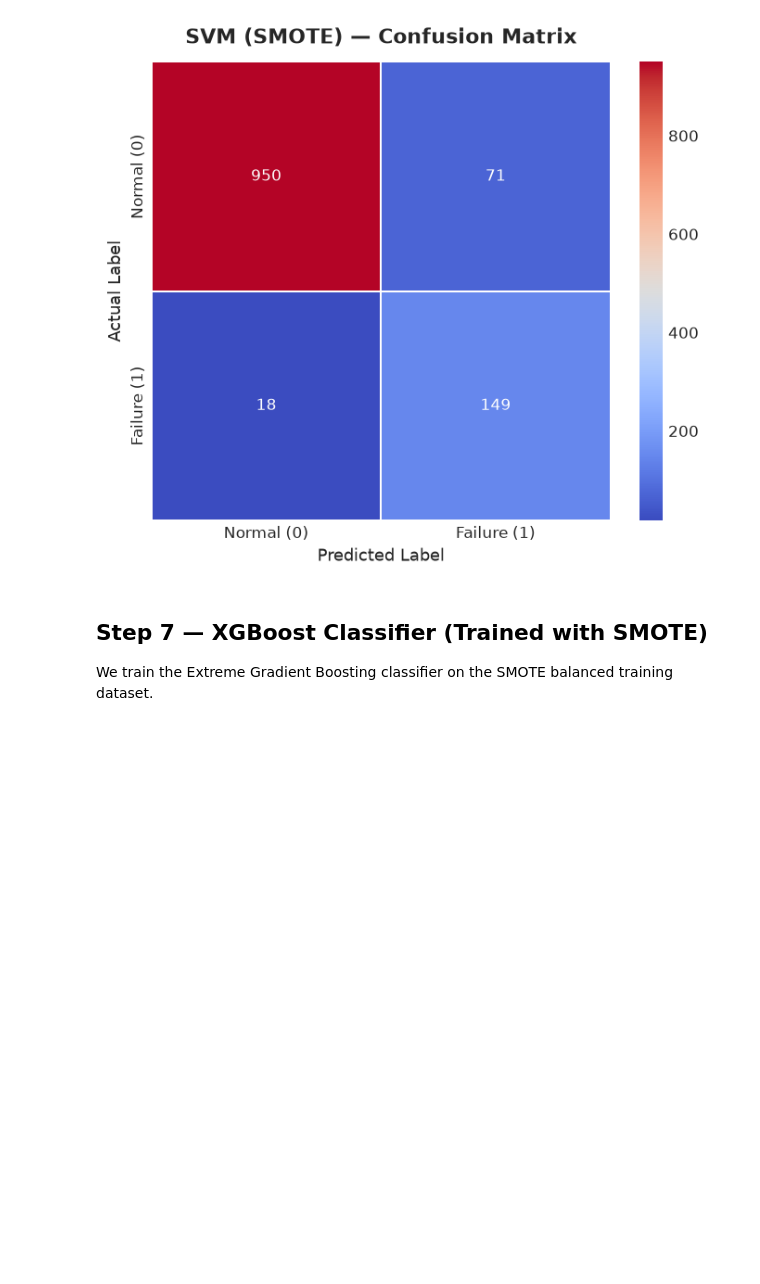
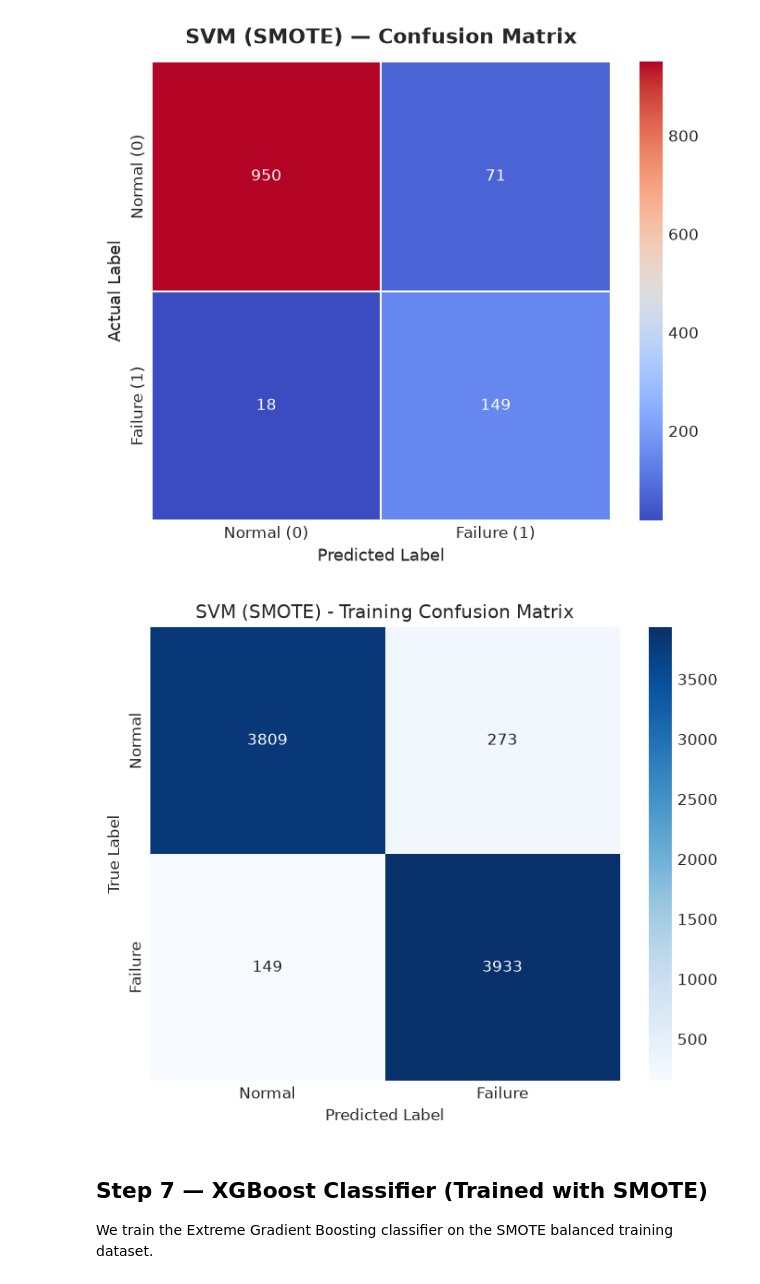
Before and after one commit to Gouri4666/Predictive-Maintenance, a Jupyter notebook: notebooks/04_smote_algorithm_comparison.ipynb, the cells around one changed output. Cells and saved outputs as stored; diff of their text form; code cells hidden in the pictures; blank space fills up the shorter version.

```diff
--- a/notebooks/04_smote_algorithm_comparison.ipynb
+++ b/notebooks/04_smote_algorithm_comparison.ipynb
@@ -355,6 +376,40 @@ weighted avg       0.94      0.93      0.93      1188
 plot_simple_confusion_matrix(svm_smote_cm, 'SVM (SMOTE)', 'svm_smote_confusion_matrix.png')
 # %% [output]
 [figure]
+# %%
+import joblib
+import matplotlib.pyplot as plt
+import seaborn as sns
+from sklearn.metrics import confusion_matrix
+
+# Load the trained SVM SMOTE model
+svm_model = joblib.load("../models/svm/svm_smote_model.pkl")
+
+# Predict on SMOTE training data
+y_train_pred = svm_model.predict(X_train_scaled_smote)
+
+# Create confusion matrix
+cm = confusion_matrix(y_train_scaled_smote, y_train_pred)
+
+# Plot heatmap
+plt.figure(figsize=(6, 5))
+sns.heatmap(
+    cm,
+    annot=True,
+    fmt="d",
+    cmap="Blues",
+    xticklabels=["Normal", "Failure"],
+    yticklabels=["Normal", "Failure"],
+    linewidths=0
+)
+
+plt.title("SVM (SMOTE) - Training Confusion Matrix")
+plt.xlabel("Predicted Label")
+plt.ylabel("True Label")
+plt.tight_layout()
+plt.show()
+# %% [output]
+[figure, added]
 # %% [markdown]
 ## Step 7 — XGBoost Classifier (Trained with SMOTE)
 We train the Extreme Gradient Boosting classifier on the SMOTE balanced training dataset.
```
Also changed, not shown: parts of 6 cells of this notebook, 40 other files.
